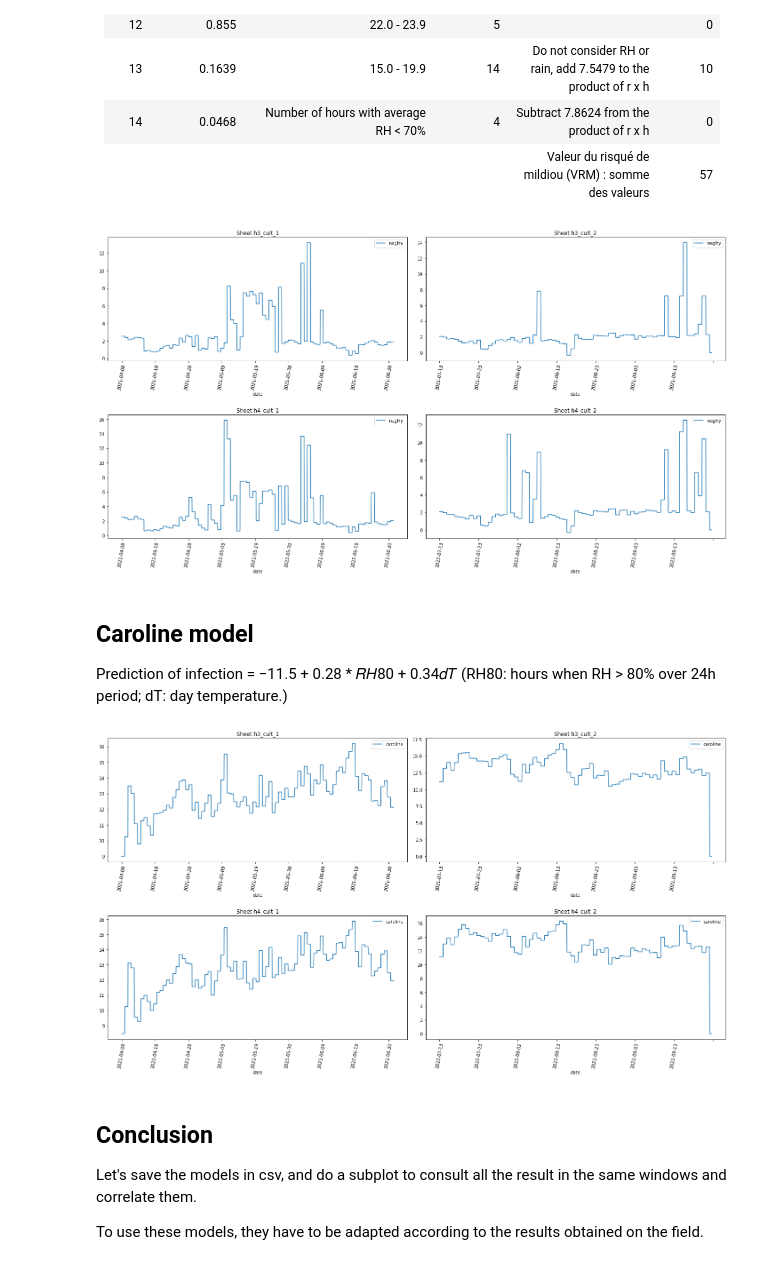
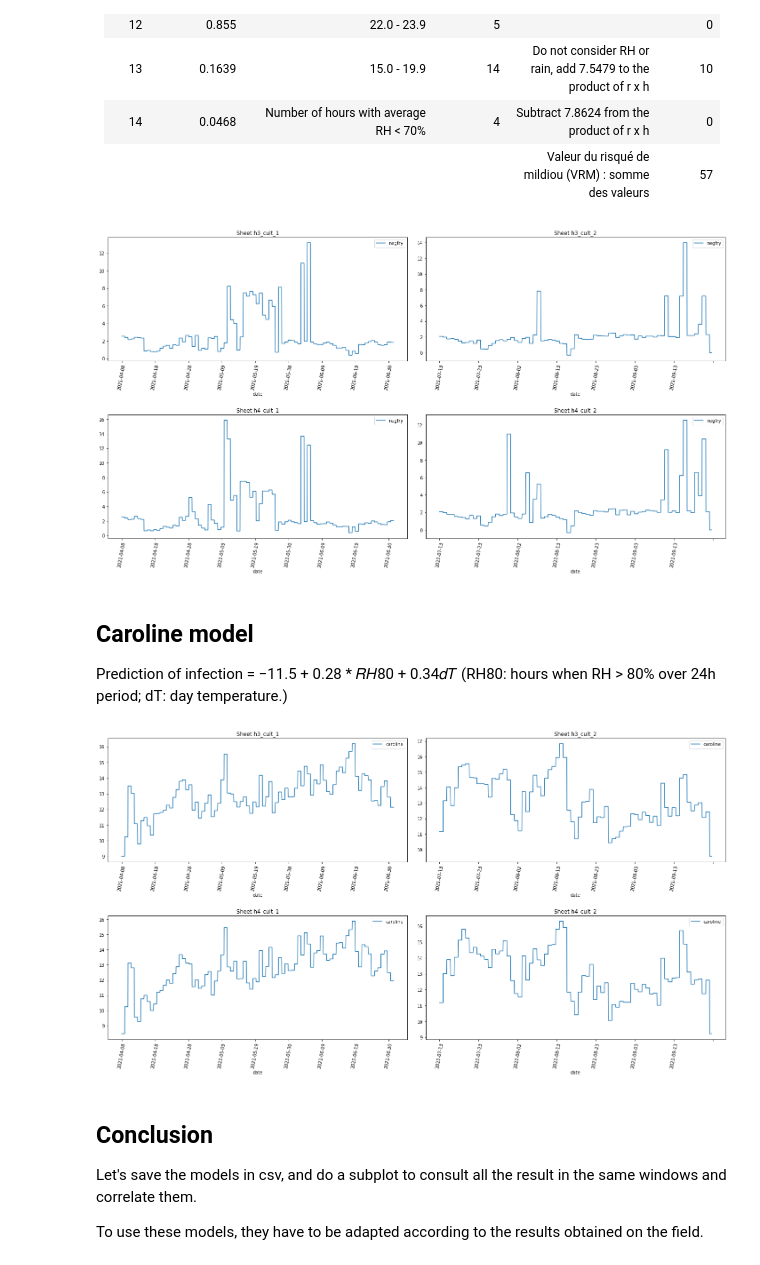
Before and after one commit to 3rtex/disease_models, a Jupyter notebook: cucumber/mildew.ipynb, the cells around one changed output. Cells and saved outputs as stored; diff of their text form; code cells hidden in the pictures.

```diff
--- a/cucumber/mildew.ipynb
+++ b/cucumber/mildew.ipynb
@@ -179,7 +180,7 @@ Implementation of this table:
 # %%
 # function to check the consecutive hours with humidity which is needed in the model
 def ok_consecutive_humidity(df, i, hours_to_check):
-    for j in range(hours_to_check):
+    for j in range(1, hours_to_check + 1):
         if len(df) <= i+j:
             return False
         if df.at[i+j, 'percent_humidity_avg'] < 90 and (not "precipitation_mm" in df or df.at[i+j, 'precipitation_mm'] == 0):
@@ -265,43 +266,52 @@ for i, df in dfs.items():
 # Plot NegFry
 plot_dfs(dfs, x="date", y="negfry")
 # %% [output]
-[figure, old version]
+[figure, new version]
 # %% [markdown]
 ## Caroline model
 Prediction of infection = −11.5 + 0.28 * 𝑅𝐻80 + 0.34𝑑𝑇 (RH80: hours when RH > 80% over 24h period; dT: day temperature.)
 # %%
 # calculate the equation
 def caroline_model(df):
-    df['caroline'] = 0.0 # add a column for our results
+    df['caroline'] = 0.0  # add a column for our results
 
-    total_dt = 0.0 # avg temp of the day
-    rh80 = 0 # hours when humidity > 80%
-    n = 0 # n of hours (normally 24)
+    total_dt = 0.0  # avg temp of the day
+    rh80 = 0  # hours when humidity > 80%
+    n = 0  # n of hours (normally 24)
 
     for i, row in df.iterrows():
 
         n += 1
         total_dt += row['air_temp_celsius_avg']
         rh80 += row['percent_humidity_avg'] > 80
+        date = row['date']
 
         # if end of the day
-        if row['date'].endswith('23:00:00') or row['date'].endswith('23:00'):
-            df.at[i, 'caroline'] = -11.5 + 0.28 * rh80 + 0.34 + total_dt / n # equation
-            df.loc[df['date'].str.startswith(row['date'].split(' ')[0]), [
-                'caroline']] = df.at[i, 'caroline'] # update all rows of the day
+        if date.endswith('23:00:00') or  date.endswith('23:00'):
+            df.at[i, 'caroline'] = -11.5 + 0.28 * \
+                rh80 + 0.34 + total_dt / n  # equation
+            df.loc[df['date'].str.startswith(date.split(' ')[0]), [
+                'caroline']] = df.at[i, 'caroline']  # update all rows of the day
 
             # prepare next day
             n = 0
             total_dt = 0
             rh80 = 0
 
+    if n != 0:
+        df.at[i, 'caroline'] = -11.5 + 0.28 * \
+            rh80 + 0.34 + total_dt / n  # equation
+        df.loc[df['date'].str.startswith(date.split(' ')[0]), [
+            'caroline']] = df.at[i, 'caroline']  # update all rows of the day
+
+
 for i, df in dfs.items():
-    caroline_model(df) # call model for each data
+    caroline_model(df)  # call model for each data
 
 # Plot Caroline
 plot_dfs(dfs, x="date", y="caroline")
 # %% [output]
-[figure, old version]
+[figure, new version]
 # %% [markdown]
 ## Conclusion
 Let's save the models in csv, and do a subplot to consult all the result in the same windows and correlate them.
```
Also changed, not shown: parts of 1 cell of this notebook, 3 other files.
